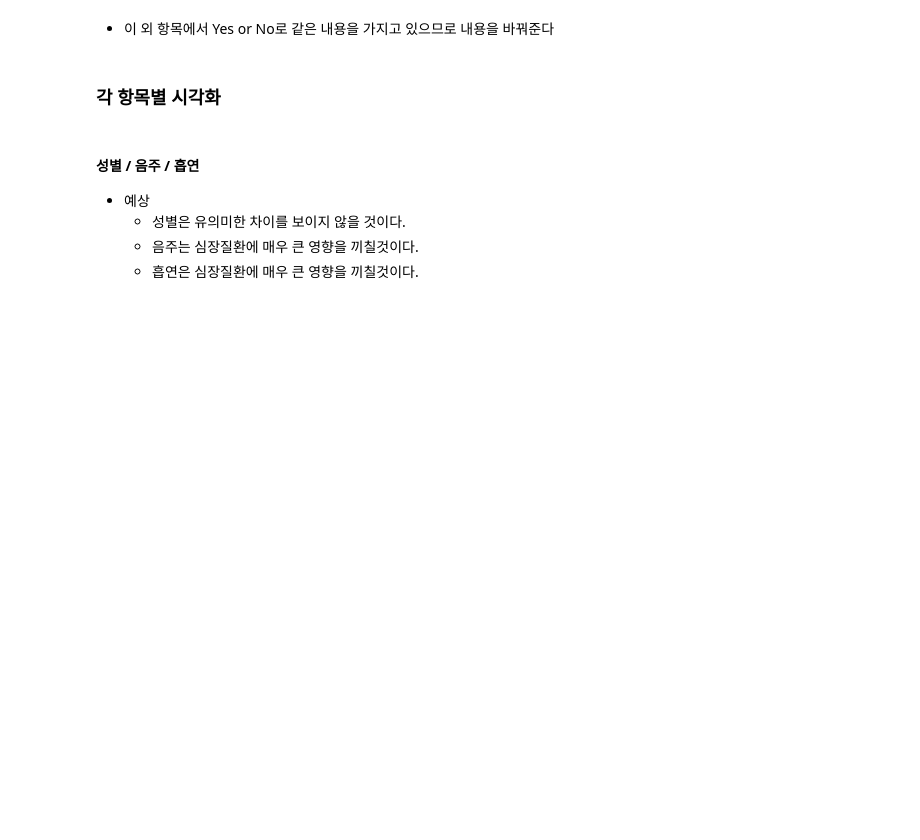
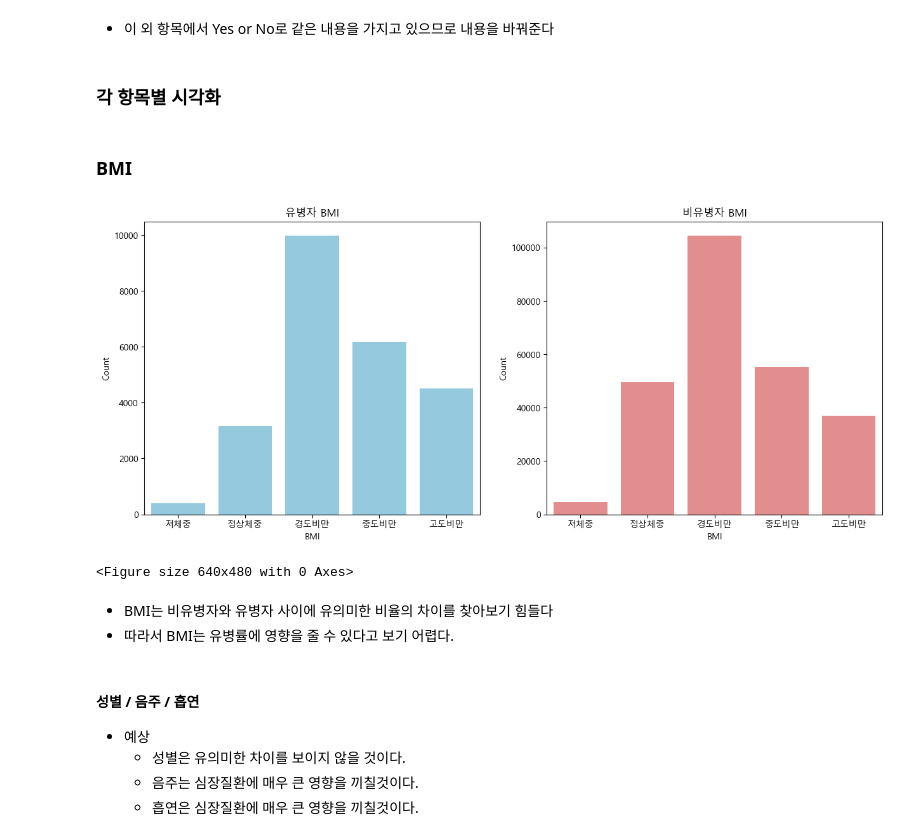
Before and after one commit to nohjuhyeon/healthcare_team, a Jupyter notebook: docs/yohan/Analysis/helth_analysis.ipynb, the cells around one changed output. Cells and saved outputs as stored; diff of their text form; code cells hidden in the pictures; blank space fills up the shorter version.

```diff
--- a/docs/yohan/Analysis/helth_analysis.ipynb
+++ b/docs/yohan/Analysis/helth_analysis.ipynb
@@ -246,6 +246,38 @@ df_imnotok = change_yesno(df_imnotok)
 df_imok = change_yesno(df_imok)
 # %% [markdown]
 ### 각 항목별 시각화
+# %% [markdown]
+### BMI
+# %%
+# orders 설정
+orders = ['저체중', '정상체중', '경도비만', '중도비만', '고도비만']
+
+# 그래프 그리기
+plt.figure(figsize=(15, 6))
+
+# 첫 번째 서브플롯: 유병자 수면시간 그래프
+plt.subplot(1, 2, 1)
+sns.countplot(data=df_imnotok, x='BMI', order=orders, color='skyblue')
+plt.xlabel('BMI')
+plt.ylabel('Count')
+plt.title('유병자 BMI')
+
+# 두 번째 서브플롯: 비유병자 수면시간 그래프
+plt.subplot(1, 2, 2)
+sns.countplot(data=df_imok, x='BMI', order=orders, color='lightcoral')
+plt.ylabel('Count')
+plt.xlabel('BMI')
+plt.title('비유병자 BMI')
+plt.show()
+
+plt.tight_layout()  # 서브플롯 간 간격 조절
+plt.show()
+# %% [output]
+[figure, added]
+<Figure size 640x480 with 0 Axes>
+# %% [markdown]
+- BMI는 비유병자와 유병자 사이에 유의미한 비율의 차이를 찾아보기 힘들다
+- 따라서 BMI는 유병률에 영향을 줄 수 있다고 보기 어렵다.
 # %% [markdown]
 #### 성별 / 음주 / 흡연
 
```
Also changed, not shown: parts of 9 cells of this notebook.
